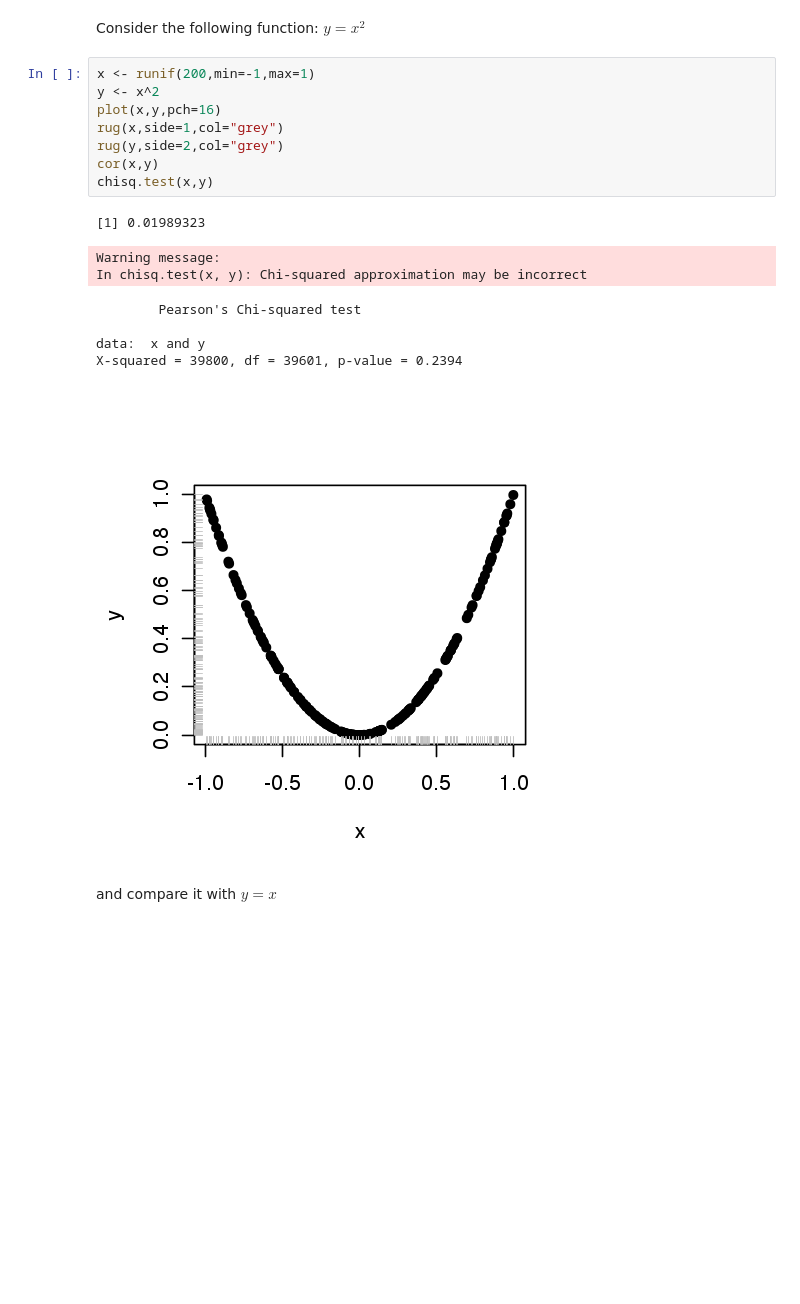
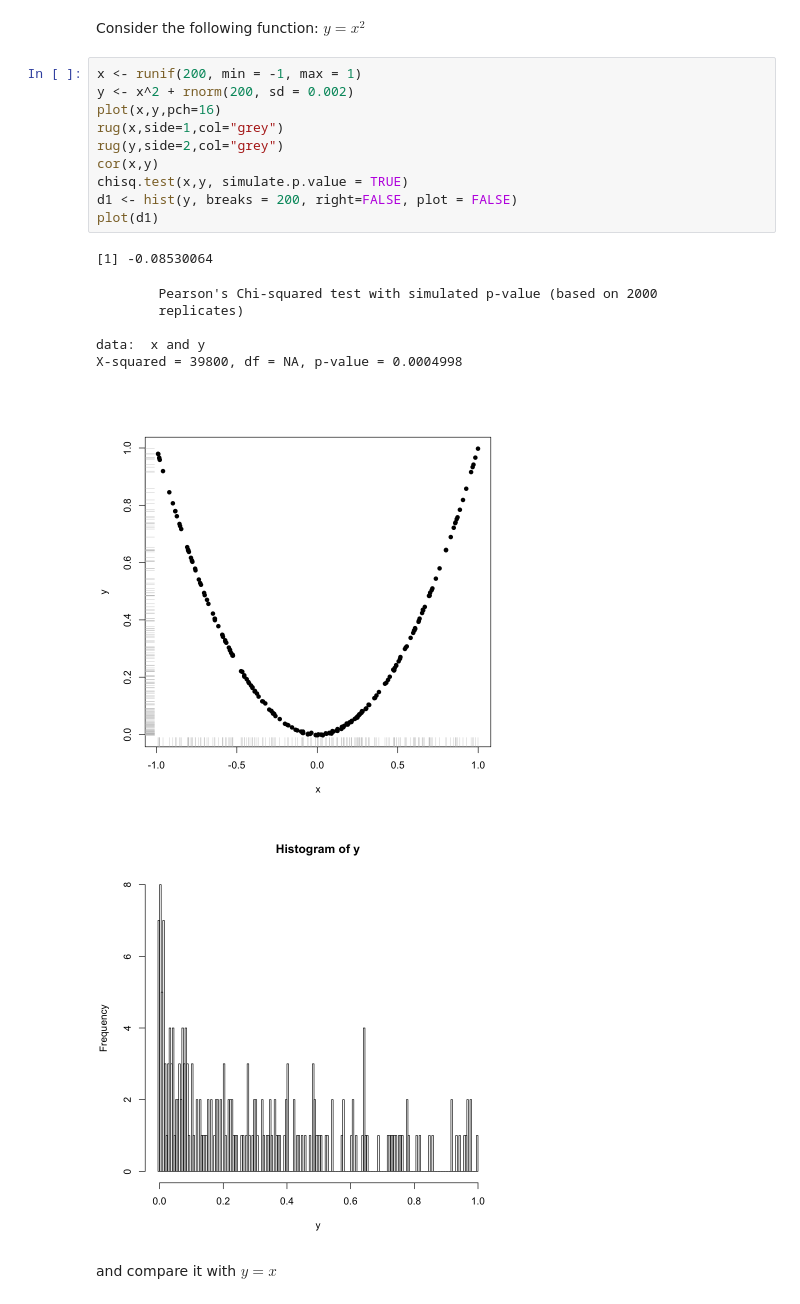
Before and after one commit to jwist/chemometrics, a Jupyter notebook: 6_chemometrics_correlationDependance.ipynb, the cells around one changed output. Cells and saved outputs as stored; diff of their text form; blank space fills up the shorter version.

```diff
--- a/6_chemometrics_correlationDependance.ipynb
+++ b/6_chemometrics_correlationDependance.ipynb
@@ -15,22 +15,24 @@ We should try to explain the difference in results we obtained by scaling the da
 # %% [markdown]
 Consider the following function: $y=x^2$
 # %%
-x <- runif(200,min=-1,max=1)
-y <- x^2
+x <- runif(200, min = -1, max = 1)
+y <- x^2 + rnorm(200, sd = 0.002)
 plot(x,y,pch=16)
 rug(x,side=1,col="grey")
 rug(y,side=2,col="grey")
 cor(x,y)
-chisq.test(x,y)
+chisq.test(x,y, simulate.p.value = TRUE)
+d1 <- hist(y, breaks = 200, right=FALSE, plot = FALSE)
+plot(d1)
 # %% [output]
-[1] 0.01989323
+[1] -0.08530064
-Warning message:
-In chisq.test(x, y): Chi-squared approximation may be incorrect
+        Pearson's Chi-squared test with simulated p-value (based on 2000
+        replicates)
+
+data:  x and y
+X-squared = 39800, df = NA, p-value = 0.0004998
-        Pearson's Chi-squared test
-
-data:  x and y
-X-squared = 39800, df = 39601, p-value = 0.2394
-[figure, old version]
+[figure, new version]
+[figure, added]
 # %% [markdown]
 and compare it with $y=x$
 # %%
```
Also changed, not shown: parts of 1 cell of this notebook, 20 other files.
